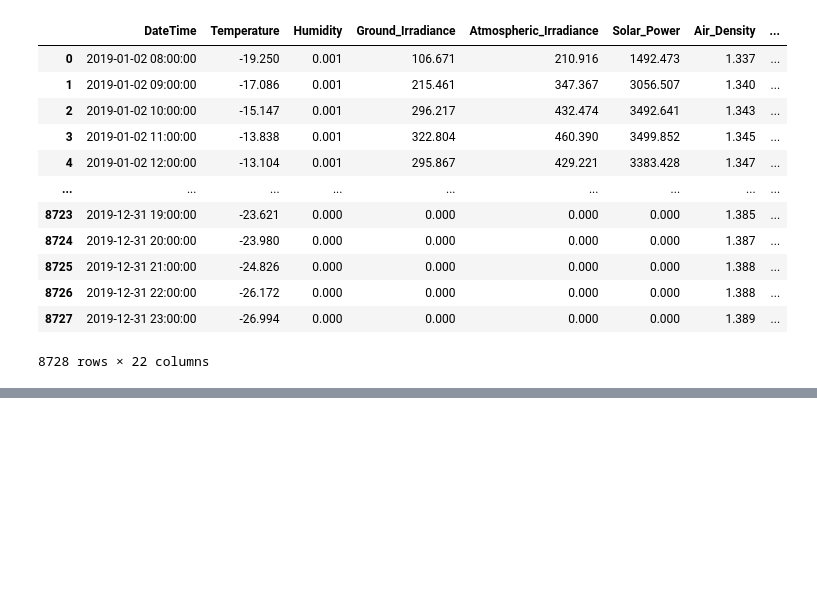
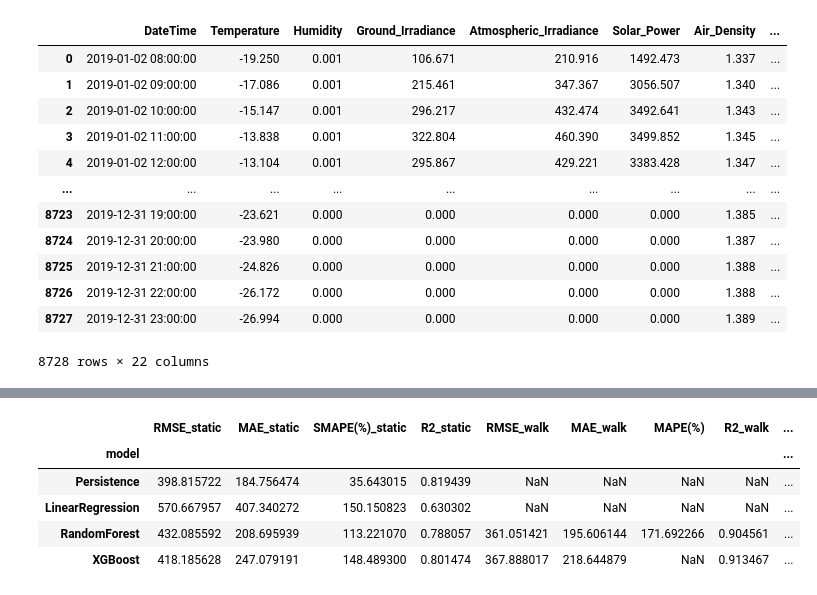
Before and after one commit to Zuhair0000/FYP-Research, a Jupyter notebook: FYP_research.ipynb, the cells around one changed output, grey strips where cells are left out. Drawn from its saved outputs; the diff is of its cells as text; code cells hidden in the pictures; blank space fills up the shorter version.

```diff
--- a/FYP_research.ipynb
+++ b/FYP_research.ipynb
@@ -232,0 +525,11 @@ fatal: destination path 'FYP-Research' already exists and is not an empty direct
+# %%
+# Walk-forward evaluation for XGB
+walk_xgb = walk_forward_eval(
+    XGBRegressor(**grid_xgb.best_params_, objective="reg:squarederror", random_state=42),
+    pd.concat([X_train, X_val, X_test]).reset_index(drop=True),
+    pd.concat([y_train_s, y_val_s, y_test_s]).reset_index(drop=True),
+    initial=int(0.5 * len(X_train)),  # size of first training window
+    step=int(len(X_test) / 5) if len(X_test) >= 5 else 1  # expand window gradually
+)
+
+print("Walk-forward metrics for XGB:", walk_xgb)
@@ -232,0 +538,10 @@ fatal: destination path 'FYP-Research' already exists and is not an empty direct
+# %%
+# Collect results into a DataFrame
+results = pd.DataFrame([
+    {"model": "Persistence", **persist_scores},
+    {"model": "LinearRegression", **lr_scores},
+    {"model": "RandomForest", **rf_scores},
+    {"model": "XGBoost", **xgb_metrics}   # add XGBoost results
+])
+
+results
@@ -232,0 +554,11 @@ fatal: destination path 'FYP-Research' already exists and is not an empty direct
+# %%
+# ---- Walk-forward results collection ----
+results_walk = pd.DataFrame([
+    {"model": "RandomForest", **walk_rf},
+    {"model": "XGBoost", **walk_xgb}
+    # Later you can also add walk-forward for LinearRegression or even Persistence if you implement it
+])
+
+# Display
+print("Walk-forward results:")
+results_walk
@@ -232,0 +584,15 @@ fatal: destination path 'FYP-Research' already exists and is not an empty direct
+# %%
+# Merge static vs walk-forward into one summary
+merged_results = results.set_index("model").join(
+    results_walk.set_index("model"),
+    lsuffix="_static", rsuffix="_walk"
+)
+
+merged_results
+# %% [output]
+|  | RMSE_static | MAE_static | SMAPE(%)_static | R2_static | RMSE_walk | MAE_walk | MAPE(%) | R2_walk | ... |
+| model |  |  |  |  |  |  |  |  | ... |
+| Persistence | 398.815722 | 184.756474 | 35.643015 | 0.819439 | NaN | NaN | NaN | NaN | ... |
+| LinearRegression | 570.667957 | 407.340272 | 150.150823 | 0.630302 | NaN | NaN | NaN | NaN | ... |
+| RandomForest | 432.085592 | 208.695939 | 113.221070 | 0.788057 | 361.051421 | 195.606144 | 171.692266 | 0.904561 | ... |
+| XGBoost | 418.185628 | 247.079191 | 148.489300 | 0.801474 | 367.888017 | 218.644879 | NaN | 0.913467 | ... |
```
Also changed, not shown: parts of 20 cells of this notebook.
